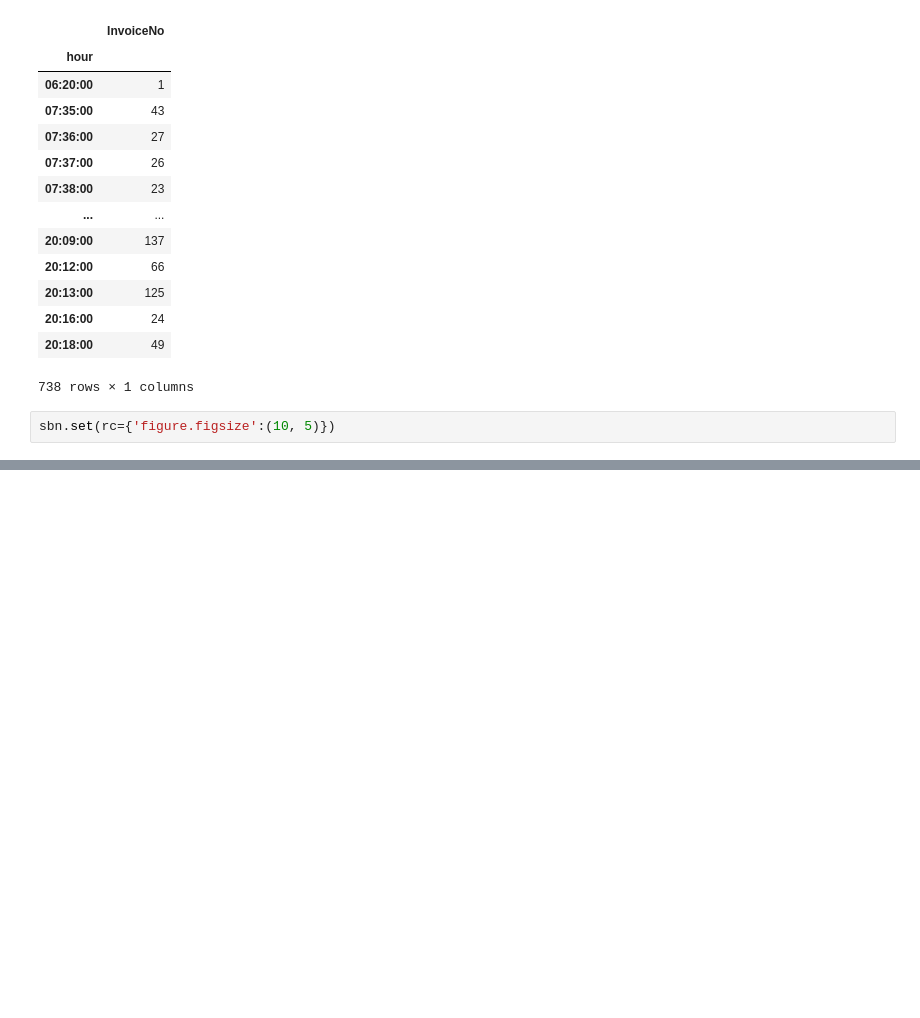
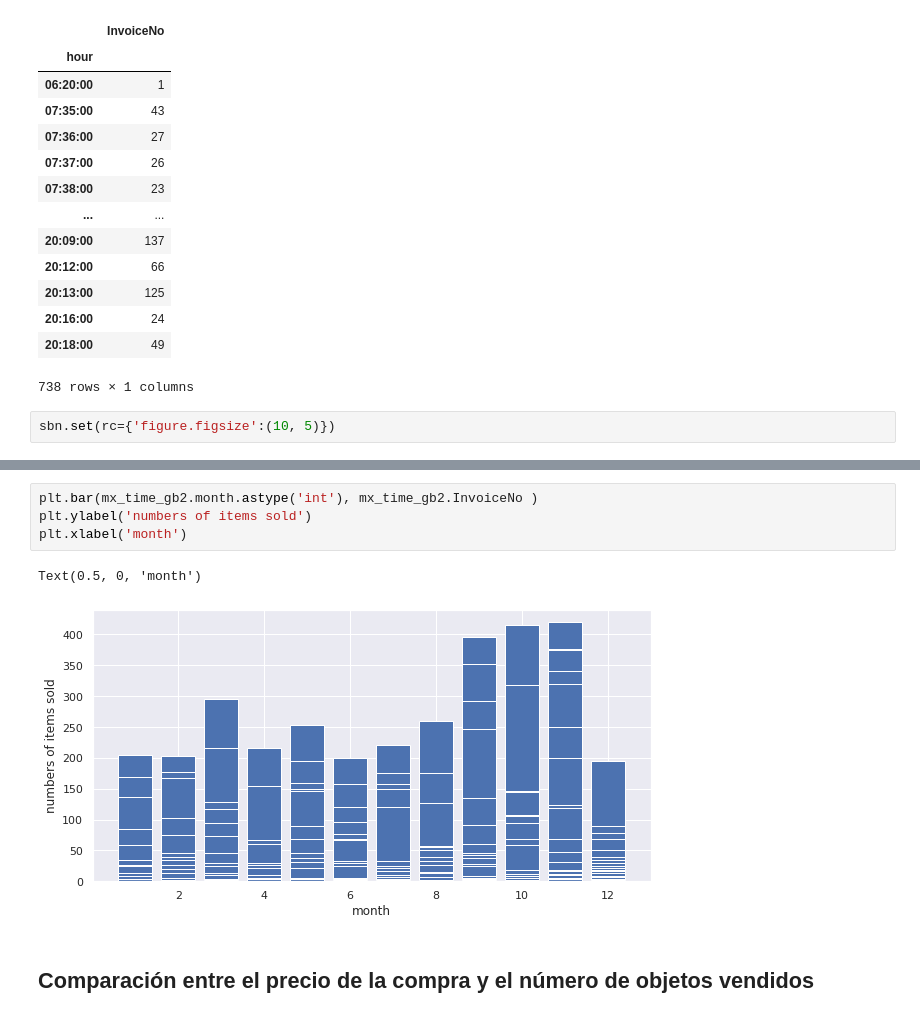
Before and after one commit to SBGuillermo/TFM-AnalisisComercio, a Jupyter notebook: Notebooks/2_Analisis_cualitativo_datset.ipynb, the cells around one changed output, grey strips where cells are left out. Saved outputs shown, nothing was run; the diff lists cells and outputs as text; blank space fills up the shorter version.

```diff
--- a/Notebooks/2_Analisis_cualitativo_datset.ipynb
+++ b/Notebooks/2_Analisis_cualitativo_datset.ipynb
@@ -225,0 +264,9 @@ TypeError: ignored
+# %%
+plt.bar(mx_time_gb2.month.astype('int'), mx_time_gb2.InvoiceNo )
+plt.ylabel('numbers of items sold')
+plt.xlabel('month')
+# %% [output]
+Text(0.5, 0, 'month')
+[figure, added]
+# %% [markdown]
+## Comparación entre el precio de la compra y el número de objetos vendidos
```
Also changed, not shown: parts of 27 cells of this notebook.
